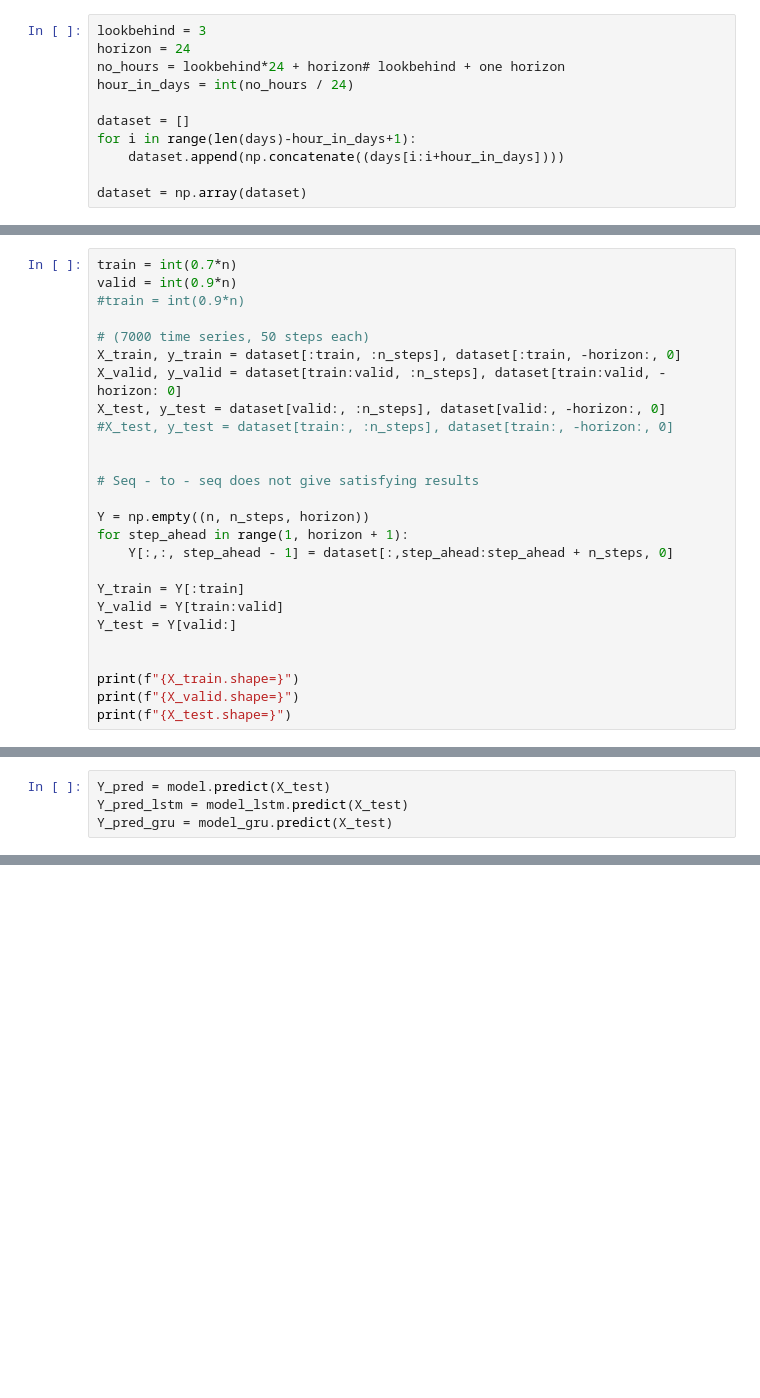
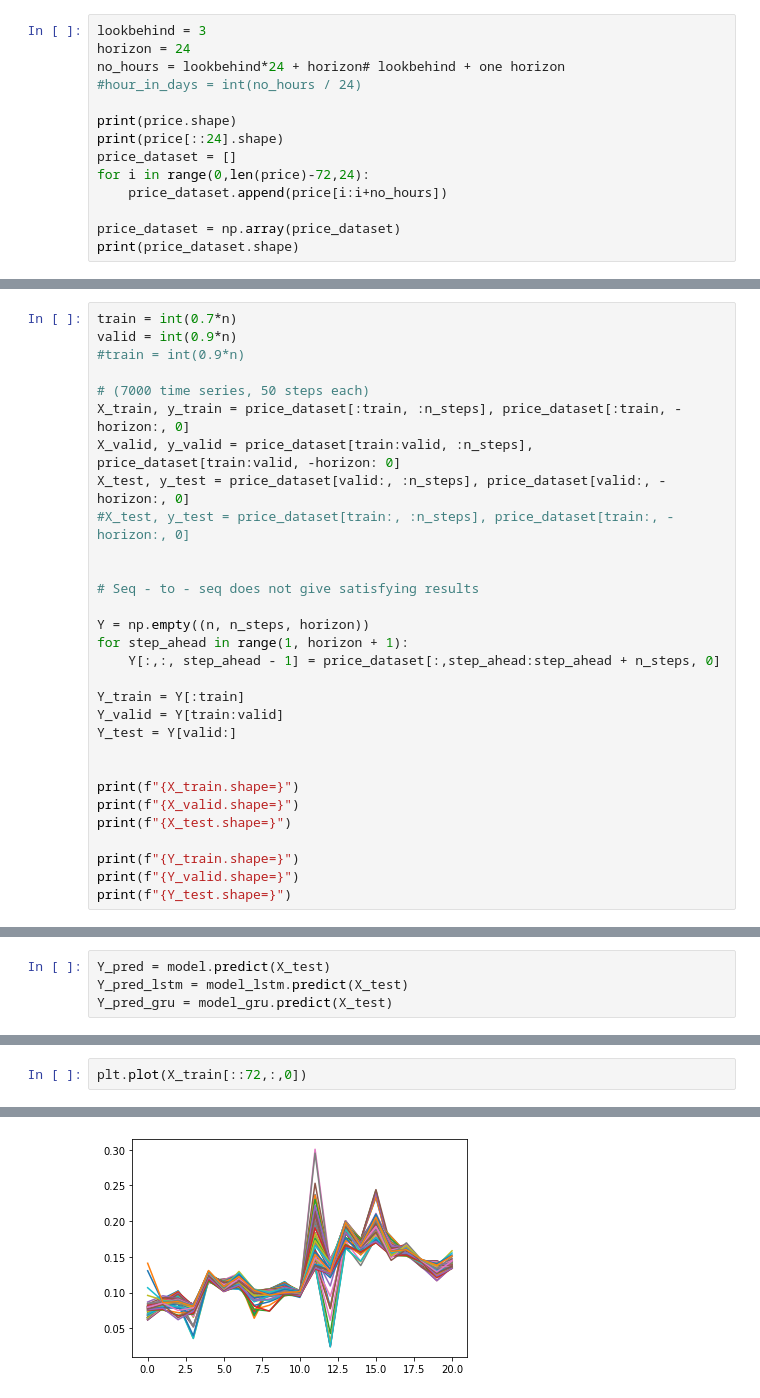
Before and after one commit to AndreasBordvik/FYS-STK4155-Prj3_report, a Jupyter notebook: code/aretest_pris_seq.ipynb, the cells around one changed output, grey strips where cells are left out. Saved outputs shown, nothing was run; the diff lists cells and outputs as text; blank space fills up the shorter version.

```diff
--- a/code/aretest_pris_seq.ipynb
+++ b/code/aretest_pris_seq.ipynb
@@ -16,10 +27,13 @@ What I want is to create individual sequences of days, the idea is to use 72 hou
 lookbehind = 3
 horizon = 24
 no_hours = lookbehind*24 + horizon# lookbehind + one horizon
-hour_in_days = int(no_hours / 24)
+#hour_in_days = int(no_hours / 24)
 
-dataset = []
-for i in range(len(days)-hour_in_days+1):
-    dataset.append(np.concatenate((days[i:i+hour_in_days])))
+print(price.shape)
+print(price[::24].shape)
+price_dataset = []
+for i in range(0,len(price)-72,24):
+    price_dataset.append(price[i:i+no_hours])
 
-dataset = np.array(dataset)
+price_dataset = np.array(price_dataset)
+print(price_dataset.shape)
@@ -41,17 +59,17 @@ valid = int(0.9*n)
 #train = int(0.9*n)
 
 # (7000 time series, 50 steps each)
-X_train, y_train = dataset[:train, :n_steps], dataset[:train, -horizon:, 0]
-X_valid, y_valid = dataset[train:valid, :n_steps], dataset[train:valid, -horizon: 0]
-X_test, y_test = dataset[valid:, :n_steps], dataset[valid:, -horizon:, 0]
-#X_test, y_test = dataset[train:, :n_steps], dataset[train:, -horizon:, 0]
+X_train, y_train = price_dataset[:train, :n_steps], price_dataset[:train, -horizon:, 0]
+X_valid, y_valid = price_dataset[train:valid, :n_steps], price_dataset[train:valid, -horizon: 0]
+X_test, y_test = price_dataset[valid:, :n_steps], price_dataset[valid:, -horizon:, 0]
+#X_test, y_test = price_dataset[train:, :n_steps], price_dataset[train:, -horizon:, 0]
 
 
 # Seq - to - seq does not give satisfying results
 
 Y = np.empty((n, n_steps, horizon))
 for step_ahead in range(1, horizon + 1):
-    Y[:,:, step_ahead - 1] = dataset[:,step_ahead:step_ahead + n_steps, 0]
+    Y[:,:, step_ahead - 1] = price_dataset[:,step_ahead:step_ahead + n_steps, 0]
 
 Y_train = Y[:train]
 Y_valid = Y[train:valid]
@@ -61,4 +79,8 @@ Y_test = Y[valid:]
 print(f"{X_train.shape=}")
 print(f"{X_valid.shape=}")
 print(f"{X_test.shape=}")
+
+print(f"{Y_train.shape=}")
+print(f"{Y_valid.shape=}")
+print(f"{Y_test.shape=}")
 # %% [output]
@@ -308,0 +356,3 @@ plt.show()
+# %%
+plt.plot(X_train[::72,:,0])
+# %% [output]
@@ -309,3 +376,4 @@ plt.show()
+[figure, added]
 # %%
 """
 Y_pred = model.predict(X_test)
```
Also changed, not shown: parts of 36 cells of this notebook.
